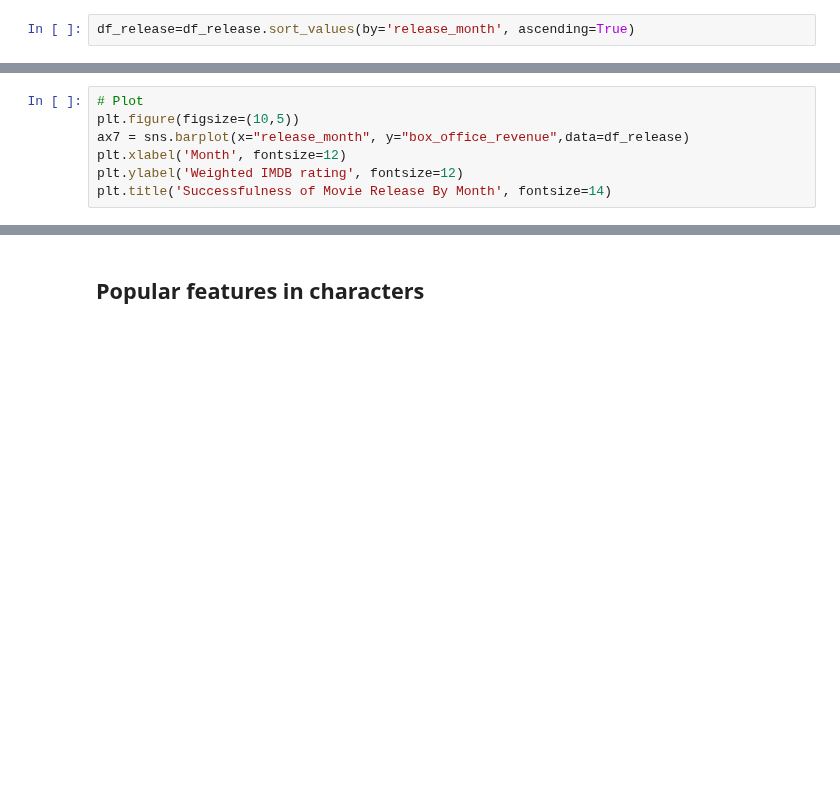
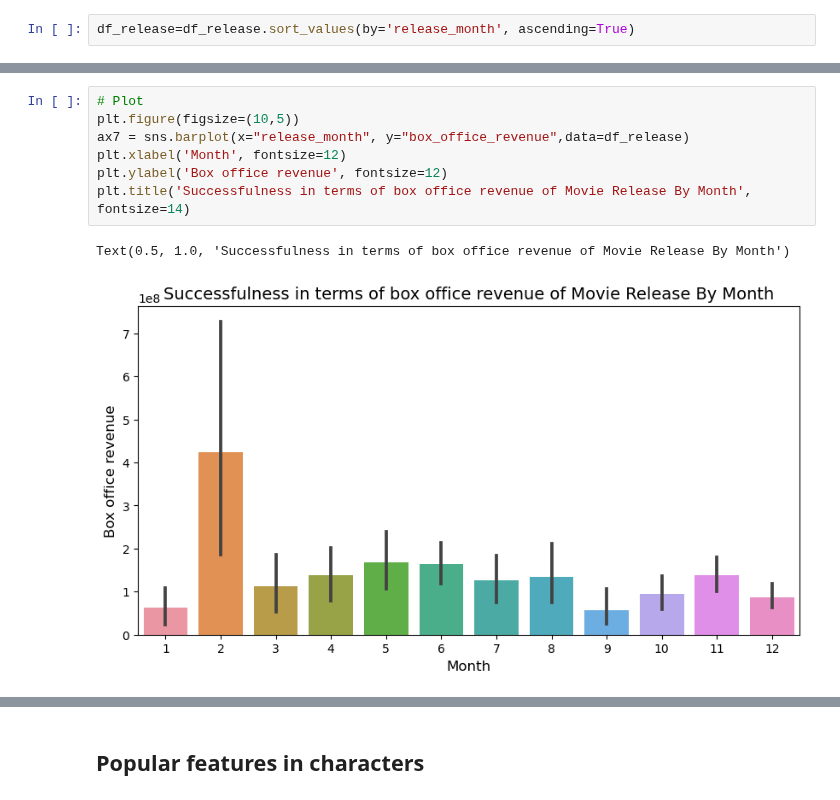
Before and after one commit to epfl-ada/ada-2022-project-theadaholics, a Jupyter notebook: main.ipynb, the cells around one changed output, grey strips where cells are left out. Saved outputs shown, nothing was run; the diff lists cells and outputs as text; blank space fills up the shorter version.

```diff
--- a/main.ipynb
+++ b/main.ipynb
@@ -265,7 +529,10 @@ plt.title('Successfulness of Movie Release By Month', fontsize=14)
 # %%
 # Plot
 plt.figure(figsize=(10,5))
 ax7 = sns.barplot(x="release_month", y="box_office_revenue",data=df_release)
 plt.xlabel('Month', fontsize=12)
-plt.ylabel('Weighted IMDB rating', fontsize=12)
-plt.title('Successfulness of Movie Release By Month', fontsize=14)
+plt.ylabel('Box office revenue', fontsize=12)
+plt.title('Successfulness in terms of box office revenue of Movie Release By Month', fontsize=14)
+# %% [output]
+Text(0.5, 1.0, 'Successfulness in terms of box office revenue of Movie Release By Month')
+[figure, added]
```
Also changed, not shown: parts of 42 cells of this notebook.
